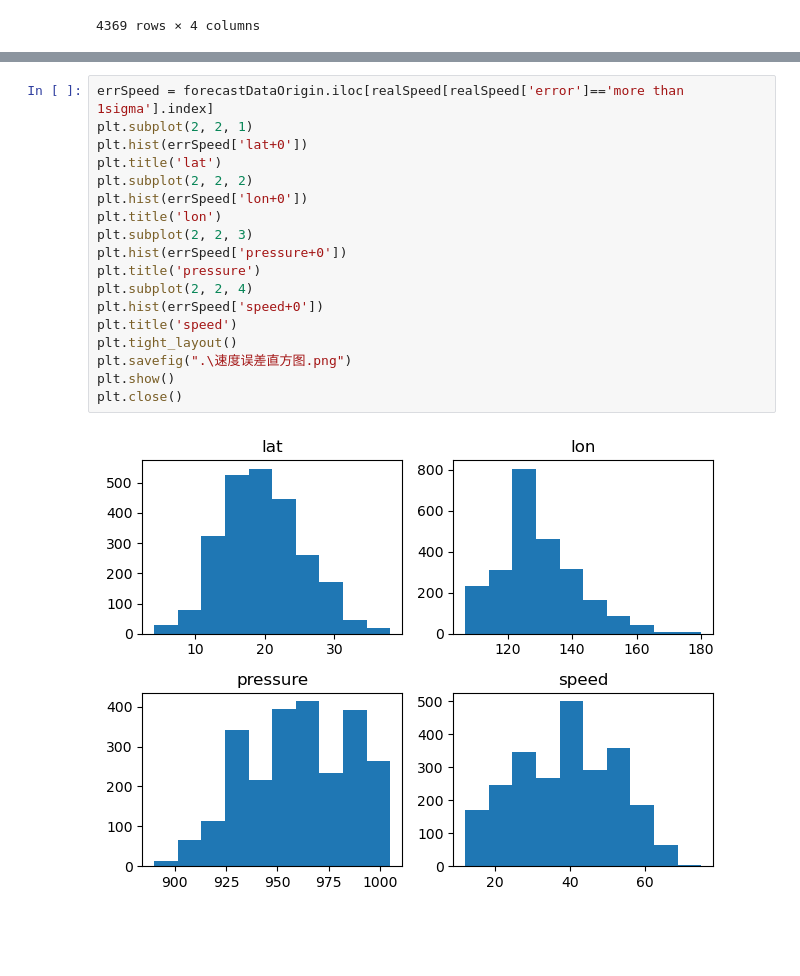
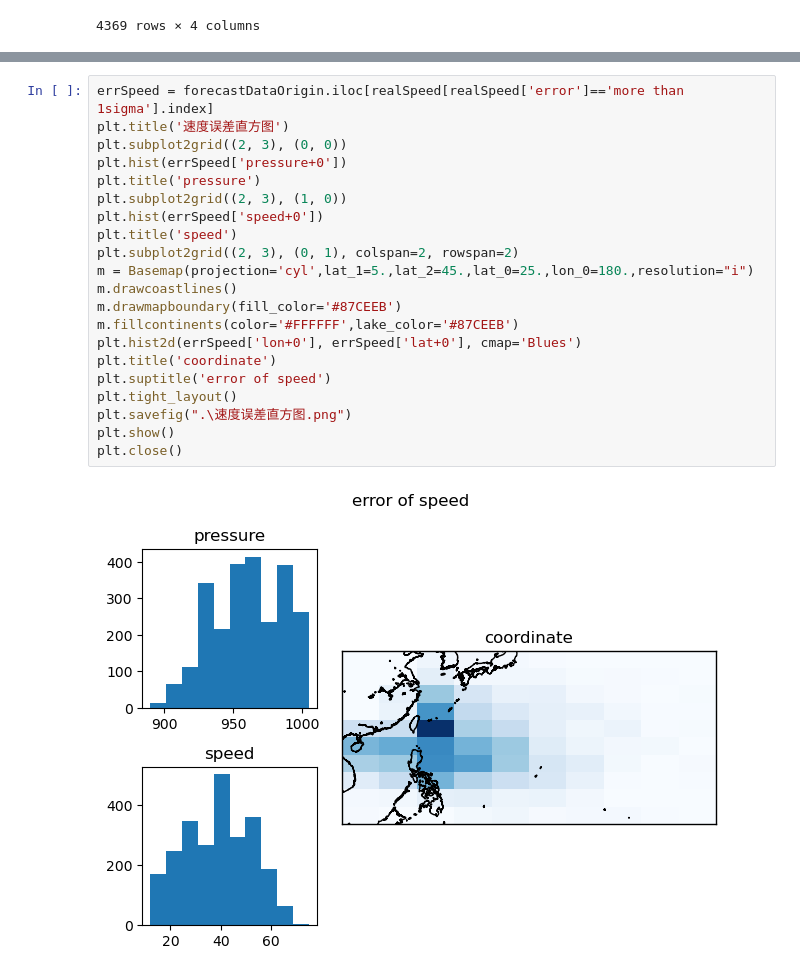
Before and after one commit to leosssssss/dachuang, a Jupyter notebook: typhoonForecastTree.ipynb, the cells around one changed output, grey strips where cells are left out. Drawn from its saved outputs; the diff is of its cells as text; blank space fills up the shorter version.

```diff
--- a/typhoonForecastTree.ipynb
+++ b/typhoonForecastTree.ipynb
@@ -229,20 +234,23 @@ plt.close()
 # %%
 errSpeed = forecastDataOrigin.iloc[realSpeed[realSpeed['error']=='more than 1sigma'].index]
-plt.subplot(2, 2, 1)
-plt.hist(errSpeed['lat+0'])
-plt.title('lat')
-plt.subplot(2, 2, 2)
-plt.hist(errSpeed['lon+0'])
-plt.title('lon')
-plt.subplot(2, 2, 3)
+plt.title('速度误差直方图')
+plt.subplot2grid((2, 3), (0, 0))
 plt.hist(errSpeed['pressure+0'])
 plt.title('pressure')
-plt.subplot(2, 2, 4)
+plt.subplot2grid((2, 3), (1, 0))
 plt.hist(errSpeed['speed+0'])
 plt.title('speed')
+plt.subplot2grid((2, 3), (0, 1), colspan=2, rowspan=2)
+m = Basemap(projection='cyl',lat_1=5.,lat_2=45.,lat_0=25.,lon_0=180.,resolution="i")
+m.drawcoastlines()
+m.drawmapboundary(fill_color='#87CEEB')
+m.fillcontinents(color='#FFFFFF',lake_color='#87CEEB')
+plt.hist2d(errSpeed['lon+0'], errSpeed['lat+0'], cmap='Blues')
+plt.title('coordinate')
+plt.suptitle('error of speed')
 plt.tight_layout()
 plt.savefig(".\速度误差直方图.png")
 plt.show()
 plt.close()
 # %% [output]
-[figure, old version]
+[figure, new version]
```
Also changed, not shown: parts of 3 cells of this notebook.
